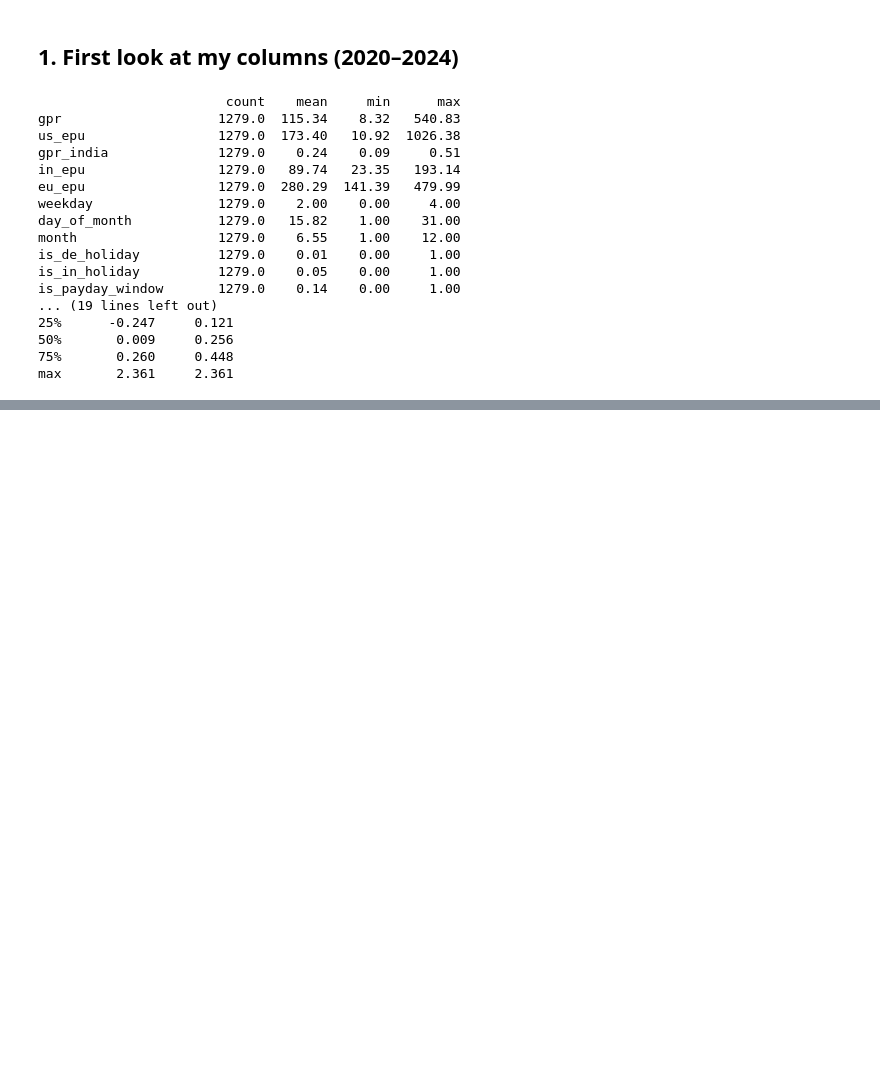
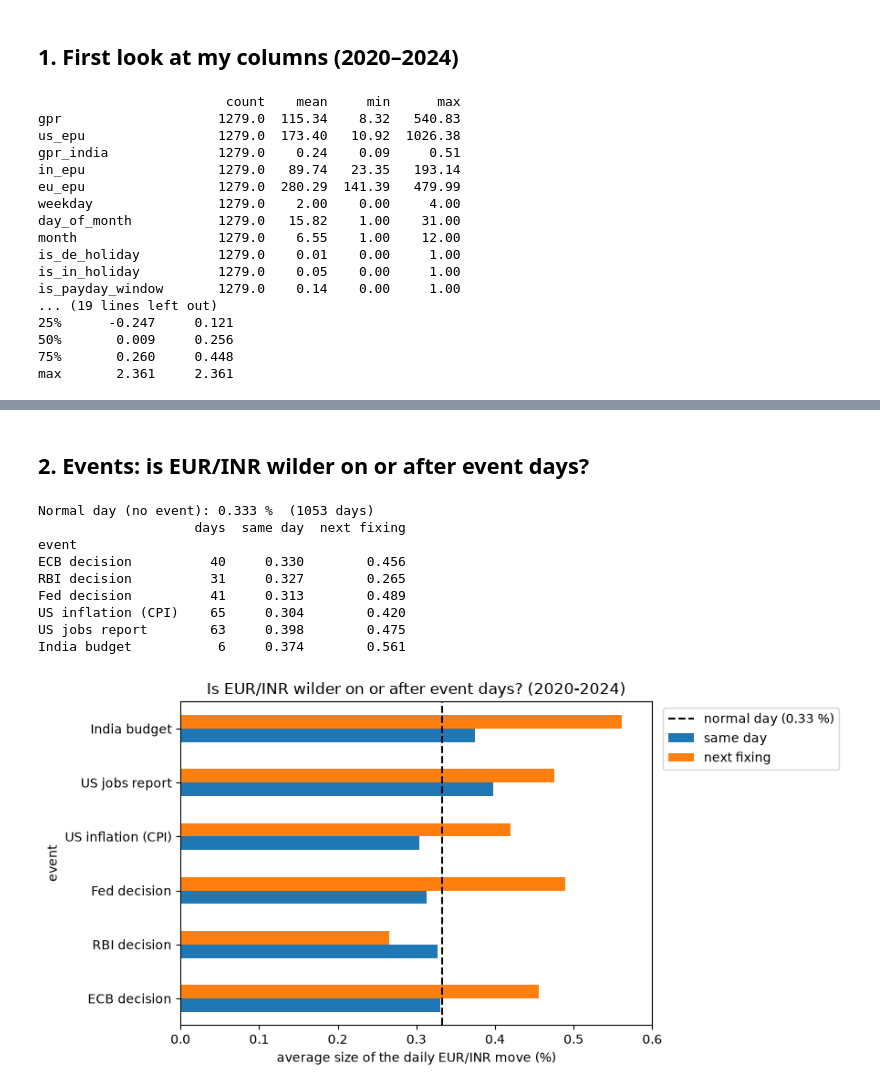
Before and after one commit to jayakrishnaaj/eur_to_inr_transfer_outlook, a Jupyter notebook: notebooks/eda_jayakrishna.ipynb, the cells around one changed output, grey strips where cells are left out. Drawn from its saved outputs; the diff is of its cells as text; code cells hidden in the pictures; blank space fills up the shorter version.

```diff
--- a/notebooks/eda_jayakrishna.ipynb
+++ b/notebooks/eda_jayakrishna.ipynb
@@ -4,7 +4,10 @@ Title: “EDA: events, calendar and uncertainty
 import pandas as pd
 import matplotlib.pyplot as plt
 
-df = pd.read_csv("data/processed/data_daily_base.csv", parse_dates=["date"])
+from pathlib import Path
+
+ROOT = Path.cwd() if (Path.cwd() / "data").exists() else Path.cwd().parent
+df = pd.read_csv(ROOT / "data/processed/data_daily_base.csv", parse_dates=["date"])
 
 # 1. Weekend/holiday events: move them to the next fixing (otherwise they get lost)
 EVENTS = ["is_ecb_decision_day", "is_rbi_decision_day", "is_fomc_decision_day",
@@ -70,0 +74,41 @@ max       2.361     2.361
+# %% [markdown]
+## 2. Events: is EUR/INR wilder on or after event days?
+# %%
+NAMES = {"is_ecb_decision_day": "ECB decision", "is_rbi_decision_day": "RBI decision",
+         "is_fomc_decision_day": "Fed decision", "is_us_cpi_day": "US inflation (CPI)",
+         "is_us_jobs_day": "US jobs report", "is_india_budget_day": "India budget"}
+
+no_event = train[EVENTS].sum(axis=1) == 0
+normal = train.loc[no_event, "abs_chg"].mean()
+next_move = train["abs_chg"].shift(-1)          # the move at the NEXT fixing
+
+rows = []
+for col, name in NAMES.items():
+    on_day = train[col] == 1
+    rows.append({"event": name, "days": int(on_day.sum()),
+                 "same day": train.loc[on_day, "abs_chg"].mean(),
+                 "next fixing": next_move[on_day].mean()})
+result = pd.DataFrame(rows).set_index("event").round(3)
+
+print(f"Normal day (no event): {normal:.3f} %  ({int(no_event.sum())} days)")
+print(result)
+
+ax = result[["same day", "next fixing"]].plot(kind="barh", figsize=(9, 4.5))
+ax.axvline(normal, color="black", linestyle="--", label=f"normal day ({normal:.2f} %)")
+ax.set_xlim(0, 0.6)
+ax.set_xlabel("average size of the daily EUR/INR move (%)")
+ax.set_title("Is EUR/INR wilder on or after event days? (2020-2024)")
+ax.legend(loc="upper left", bbox_to_anchor=(1.01, 1))
+plt.tight_layout()
+plt.show()
+# %% [output]
+Normal day (no event): 0.333 %  (1053 days)
+                    days  same day  next fixing
+event
+ECB decision          40     0.330        0.456
+RBI decision          31     0.327        0.265
+Fed decision          41     0.313        0.489
+US inflation (CPI)    65     0.304        0.420
+US jobs report        63     0.398        0.475
+India budget           6     0.374        0.561
+[figure, added]
```
Also changed, not shown: parts of 9 cells of this notebook.
